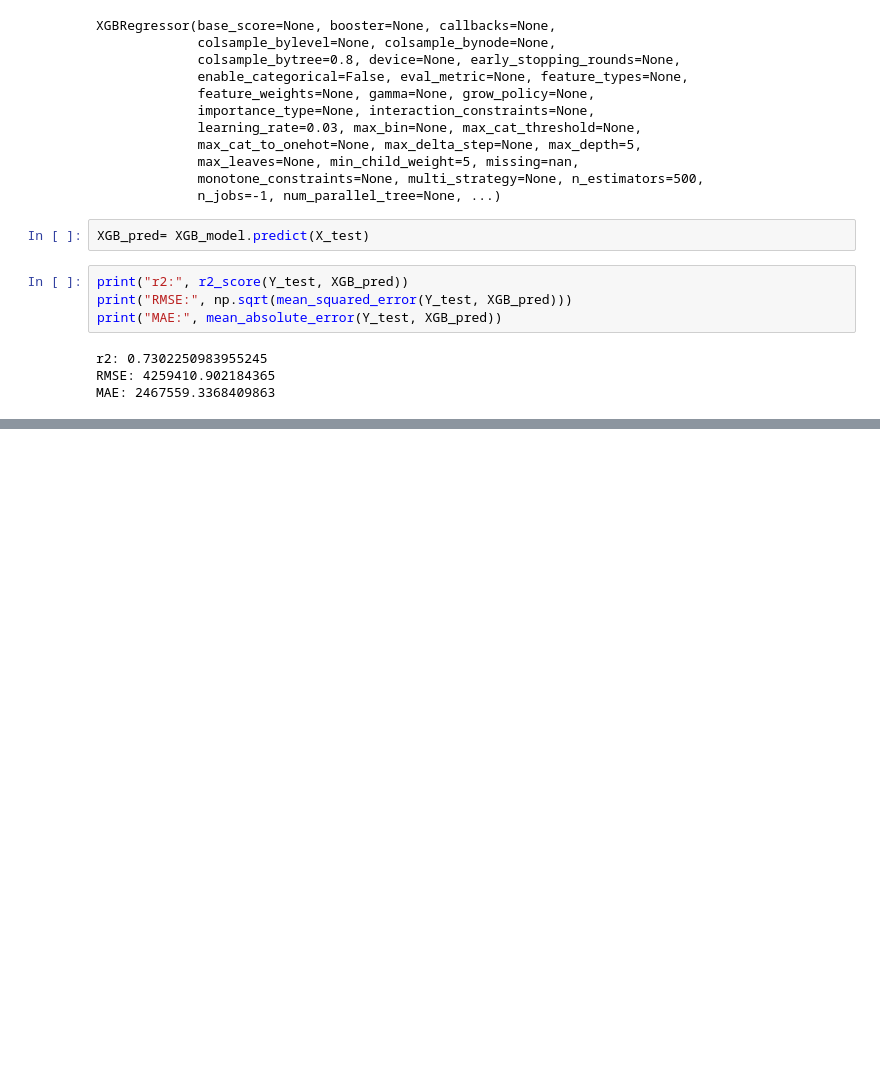
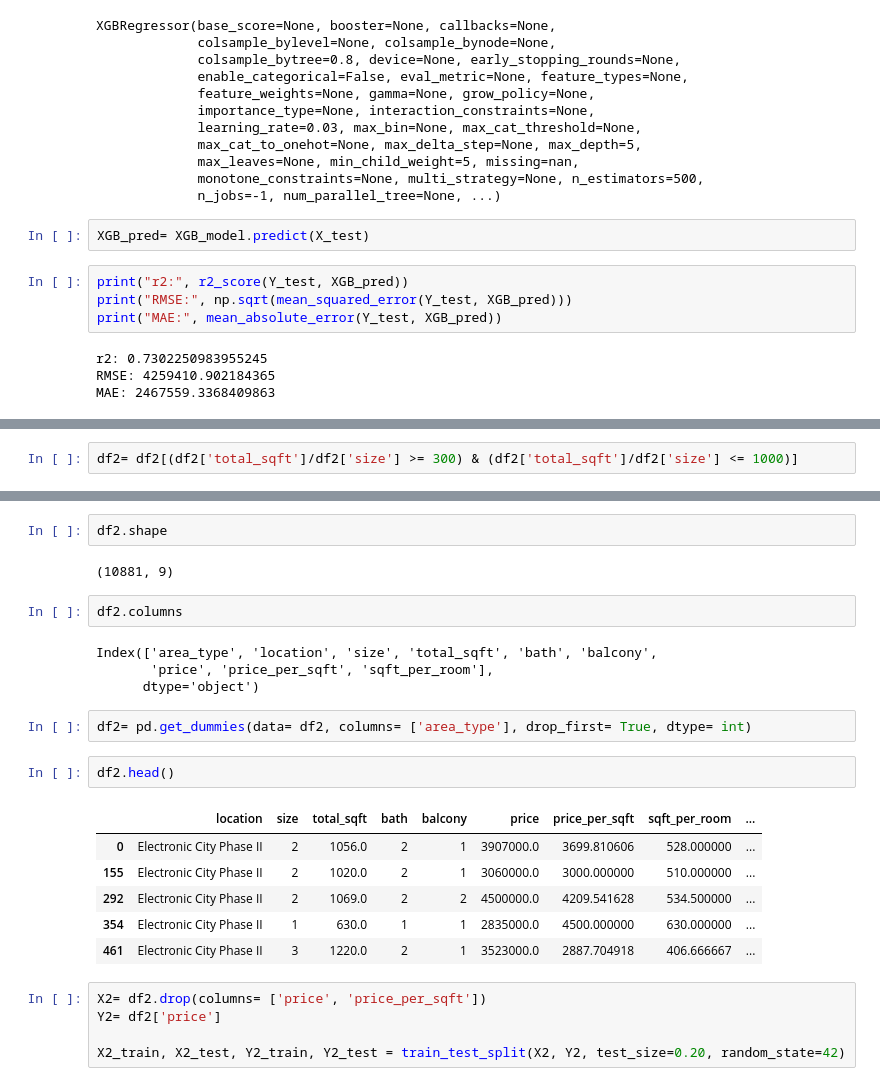
Before and after one commit to Rounak-T/House-Price-Prediction-System, a Jupyter notebook: bangalore_house_price.ipynb, the cells around one changed output, grey strips where cells are left out. Drawn from its saved outputs; the diff is of its cells as text; blank space fills up the shorter version.

```diff
--- a/bangalore_house_price.ipynb
+++ b/bangalore_house_price.ipynb
@@ -947,0 +868,2 @@ Best Score: 0.7176383716956594
+# %%
+df2= df2[(df2['total_sqft']/df2['size'] >= 300) & (df2['total_sqft']/df2['size'] <= 1000)]
@@ -947,0 +882,26 @@ Best Score: 0.7176383716956594
+# %%
+df2.shape
+# %% [output]
+(10881, 9)
+# %%
+df2.columns
+# %% [output]
+Index(['area_type', 'location', 'size', 'total_sqft', 'bath', 'balcony',
+       'price', 'price_per_sqft', 'sqft_per_room'],
+      dtype='object')
+# %%
+df2= pd.get_dummies(data= df2, columns= ['area_type'], drop_first= True, dtype= int)
+# %%
+df2.head()
+# %% [output]
+|  | location | size | total_sqft | bath | balcony | price | price_per_sqft | sqft_per_room | ... |
+| 0 | Electronic City Phase II | 2 | 1056.0 | 2 | 1 | 3907000.0 | 3699.810606 | 528.000000 | ... |
+| 155 | Electronic City Phase II | 2 | 1020.0 | 2 | 1 | 3060000.0 | 3000.000000 | 510.000000 | ... |
+| 292 | Electronic City Phase II | 2 | 1069.0 | 2 | 2 | 4500000.0 | 4209.541628 | 534.500000 | ... |
+| 354 | Electronic City Phase II | 1 | 630.0 | 1 | 1 | 2835000.0 | 4500.000000 | 630.000000 | ... |
+| 461 | Electronic City Phase II | 3 | 1220.0 | 2 | 1 | 3523000.0 | 2887.704918 | 406.666667 | ... |
+# %%
+X2= df2.drop(columns= ['price', 'price_per_sqft'])
+Y2= df2['price']
+
+X2_train, X2_test, Y2_train, Y2_test = train_test_split(X2, Y2, test_size=0.20, random_state=42)
```
Also changed, not shown: parts of 37 cells of this notebook, 1 other file.
